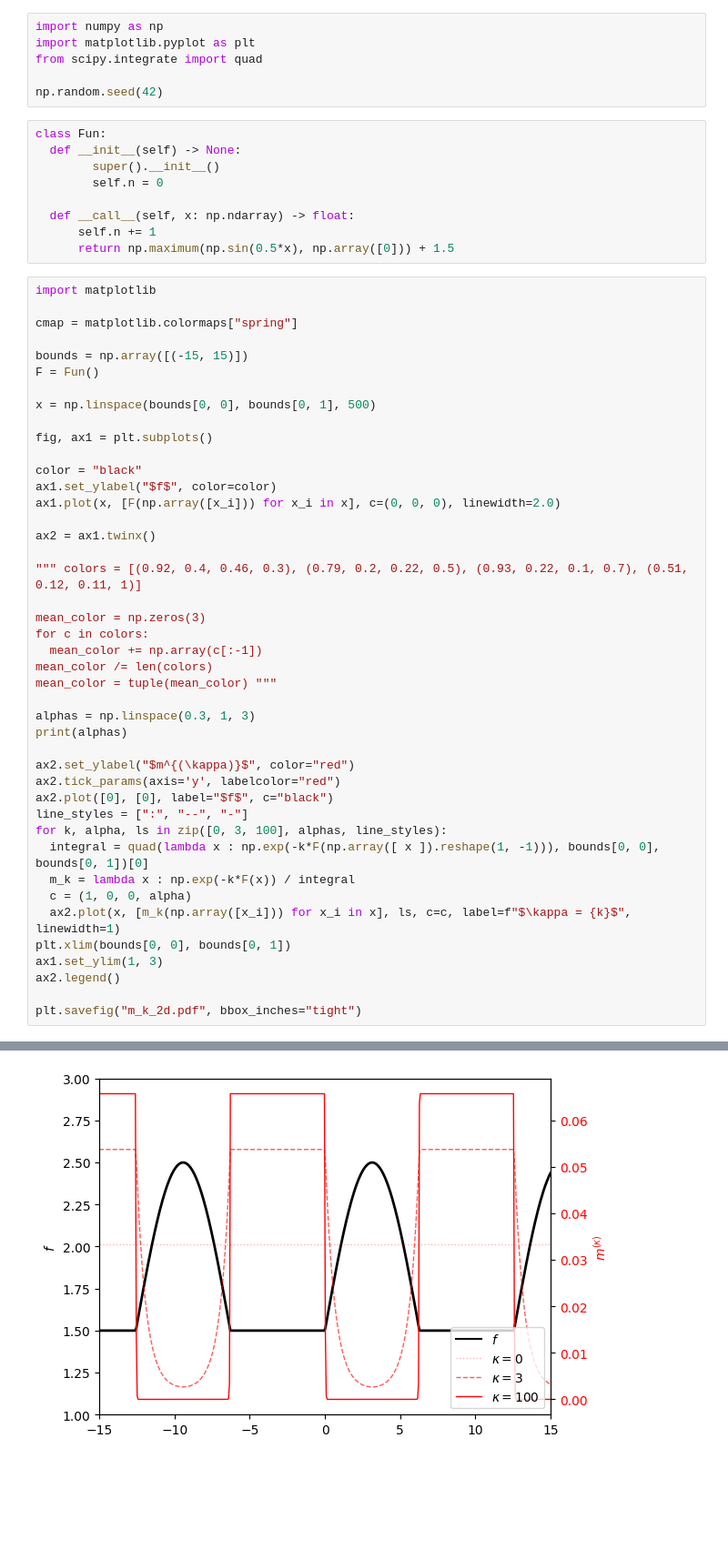
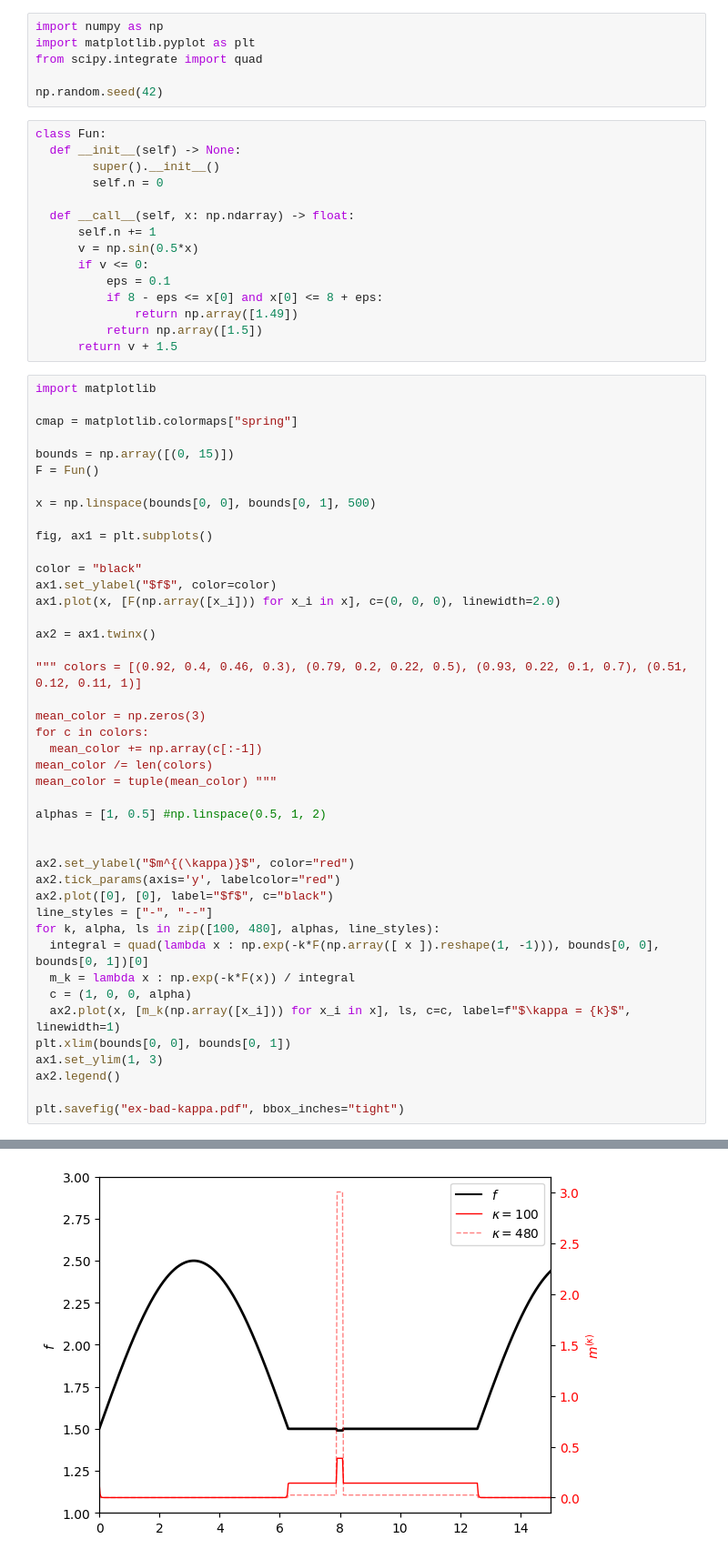
Before and after one commit to gaetanserre/Stochastic-Global-Optimization, a Jupyter notebook: m_k_fig.ipynb, the cells around one changed output, grey strips where cells are left out. Shown: that part at 91% size. Saved outputs shown, nothing was run; the diff lists cells and outputs as text; blank space fills up the shorter version.

```diff
--- a/m_k_fig.ipynb
+++ b/m_k_fig.ipynb
@@ -12,13 +12,19 @@ class Fun:
 
   def __call__(self, x: np.ndarray) -> float:
       self.n += 1
-      return np.maximum(np.sin(0.5*x), np.array([0])) + 1.5
+      v = np.sin(0.5*x)
+      if v <= 0:
+          eps = 0.1
+          if 8 - eps <= x[0] and x[0] <= 8 + eps:
+              return np.array([1.49])
+          return np.array([1.5])
+      return v + 1.5
 # %%
 import matplotlib
 
 cmap = matplotlib.colormaps["spring"]
 
-bounds = np.array([(-15, 15)])
+bounds = np.array([(0, 15)])
 F = Fun()
 
 x = np.linspace(bounds[0, 0], bounds[0, 1], 500)
@@ -39,14 +45,14 @@ for c in colors:
 mean_color /= len(colors)
 mean_color = tuple(mean_color) """
 
-alphas = np.linspace(0.3, 1, 3)
-print(alphas)
+alphas = [1, 0.5] #np.linspace(0.5, 1, 2)
+
 
 ax2.set_ylabel("$m^{(\kappa)}$", color="red")
 ax2.tick_params(axis='y', labelcolor="red")
 ax2.plot([0], [0], label="$f$", c="black")
-line_styles = [":", "--", "-"]
-for k, alpha, ls in zip([0, 3, 100], alphas, line_styles):
+line_styles = ["-", "--"]
+for k, alpha, ls in zip([100, 480], alphas, line_styles):
   integral = quad(lambda x : np.exp(-k*F(np.array([ x ]).reshape(1, -1))), bounds[0, 0], bounds[0, 1])[0]
   m_k = lambda x : np.exp(-k*F(x)) / integral
   c = (1, 0, 0, alpha)
@@ -55,5 +61,5 @@ plt.xlim(bounds[0, 0], bounds[0, 1])
 ax1.set_ylim(1, 3)
 ax2.legend()
 
-plt.savefig("m_k_2d.pdf", bbox_inches="tight")
+plt.savefig("ex-bad-kappa.pdf", bbox_inches="tight")
 # %% [output]
@@ -61 +66 @@ plt.savefig("m_k_2d.pdf", bbox_inches="tight")
-[figure, old version]
+[figure, new version]
```
Also changed, not shown: parts of 1 cell of this notebook.
